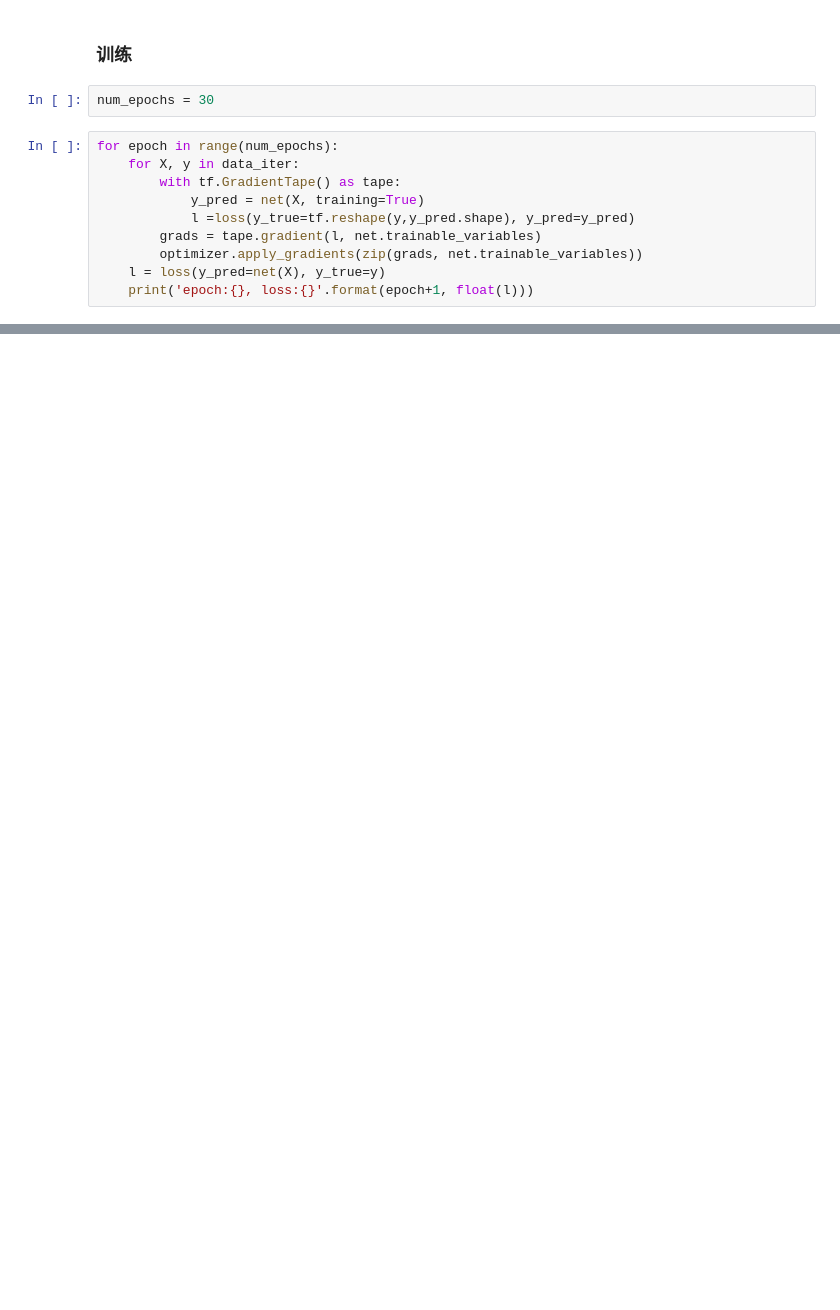
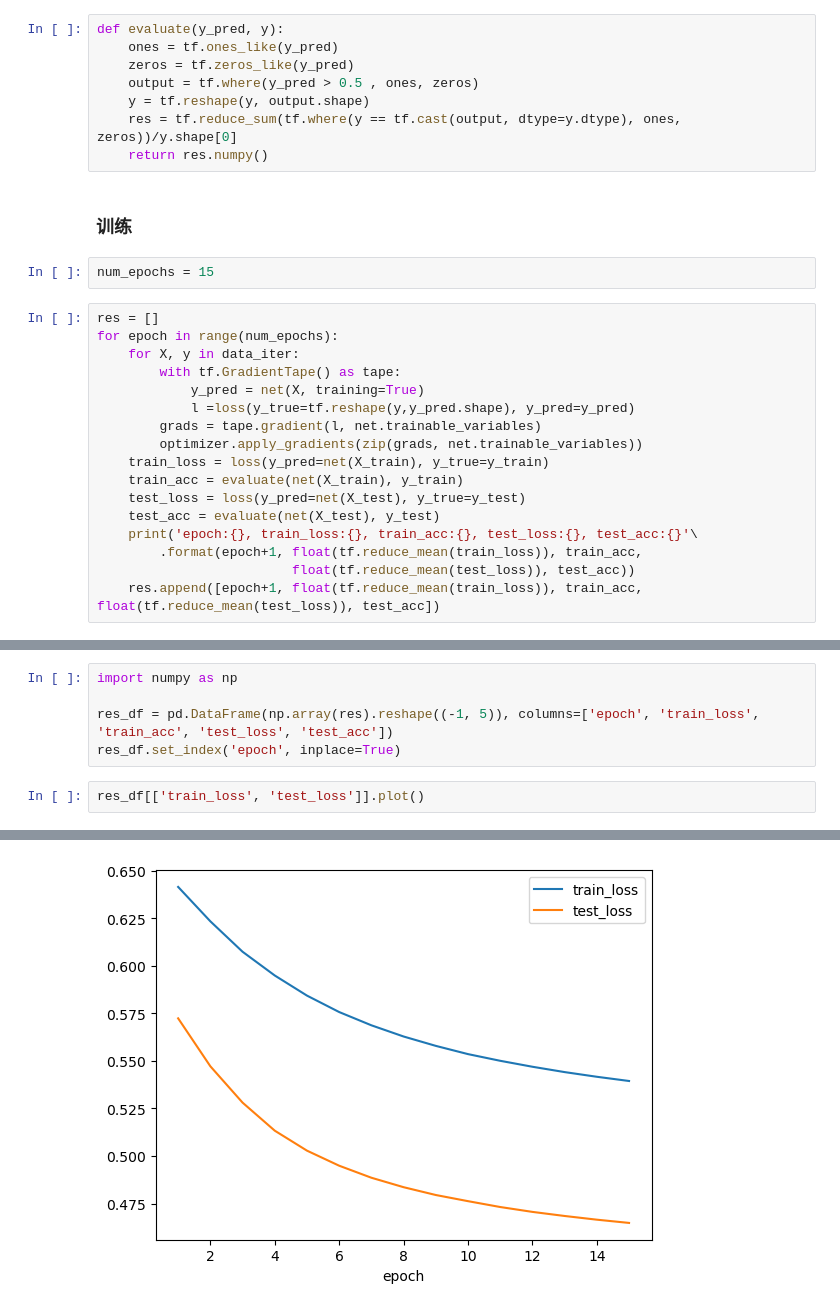
Before and after one commit to Kian716/deep-learning-practice, a Jupyter notebook: linear_regression_breast_cancer.ipynb, the cells around one changed output, grey strips where cells are left out. Cells and saved outputs as stored; diff of their text form; blank space fills up the shorter version.

```diff
--- a/linear_regression_breast_cancer.ipynb
+++ b/linear_regression_breast_cancer.ipynb
@@ -126,8 +141,17 @@ optimizer = tf.keras.optimizers.Adam(learning_rate=0.00001)
+# %%
+def evaluate(y_pred, y):
+    ones = tf.ones_like(y_pred)
+    zeros = tf.zeros_like(y_pred)
+    output = tf.where(y_pred > 0.5 , ones, zeros)
+    y = tf.reshape(y, output.shape)
+    res = tf.reduce_sum(tf.where(y == tf.cast(output, dtype=y.dtype), ones, zeros))/y.shape[0]
+    return res.numpy()
 # %% [markdown]
 ### 训练
 # %%
-num_epochs = 30
+num_epochs = 15
 # %%
+res = []
 for epoch in range(num_epochs):
     for X, y in data_iter:
         with tf.GradientTape() as tape:
@@ -135,6 +159,12 @@ for epoch in range(num_epochs):
             l =loss(y_true=tf.reshape(y,y_pred.shape), y_pred=y_pred)
         grads = tape.gradient(l, net.trainable_variables)
         optimizer.apply_gradients(zip(grads, net.trainable_variables))
-    l = loss(y_pred=net(X), y_true=y)
-    print('epoch:{}, loss:{}'.format(epoch+1, float(l)))
+    train_loss = loss(y_pred=net(X_train), y_true=y_train)
+    train_acc = evaluate(net(X_train), y_train)
+    test_loss = loss(y_pred=net(X_test), y_true=y_test)
+    test_acc = evaluate(net(X_test), y_test)
+    print('epoch:{}, train_loss:{}, train_acc:{}, test_loss:{}, test_acc:{}'\
+        .format(epoch+1, float(tf.reduce_mean(train_loss)), train_acc,
+                         float(tf.reduce_mean(test_loss)), test_acc))
+    res.append([epoch+1, float(tf.reduce_mean(train_loss)), train_acc, float(tf.reduce_mean(test_loss)), test_acc])
 # %% [output]
@@ -212,0 +188,8 @@ array([[8.27601523e-22],
+# %%
+import numpy as np
+
+res_df = pd.DataFrame(np.array(res).reshape((-1, 5)), columns=['epoch', 'train_loss', 'train_acc', 'test_loss', 'test_acc'])
+res_df.set_index('epoch', inplace=True)
+# %%
+res_df[['train_loss', 'test_loss']].plot()
+# %% [output]
@@ -212,0 +197 @@ array([[8.27601523e-22],
+[figure, added]
```
Also changed, not shown: parts of 20 cells of this notebook.
